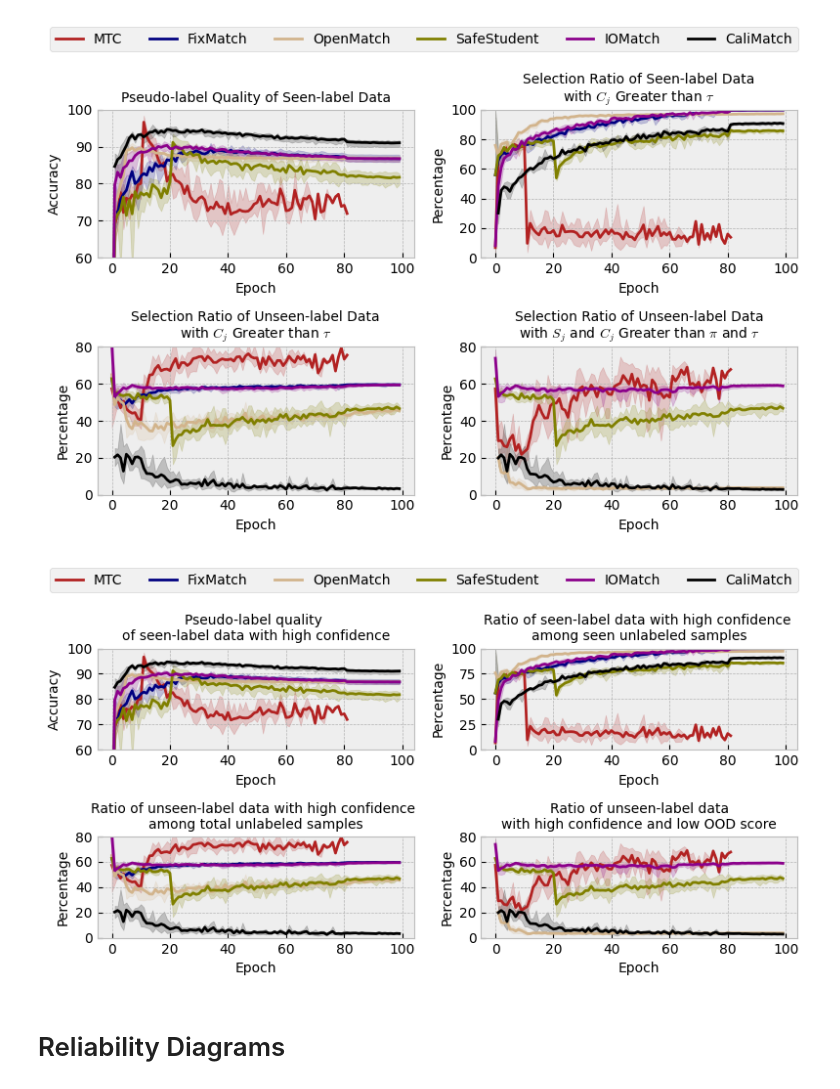
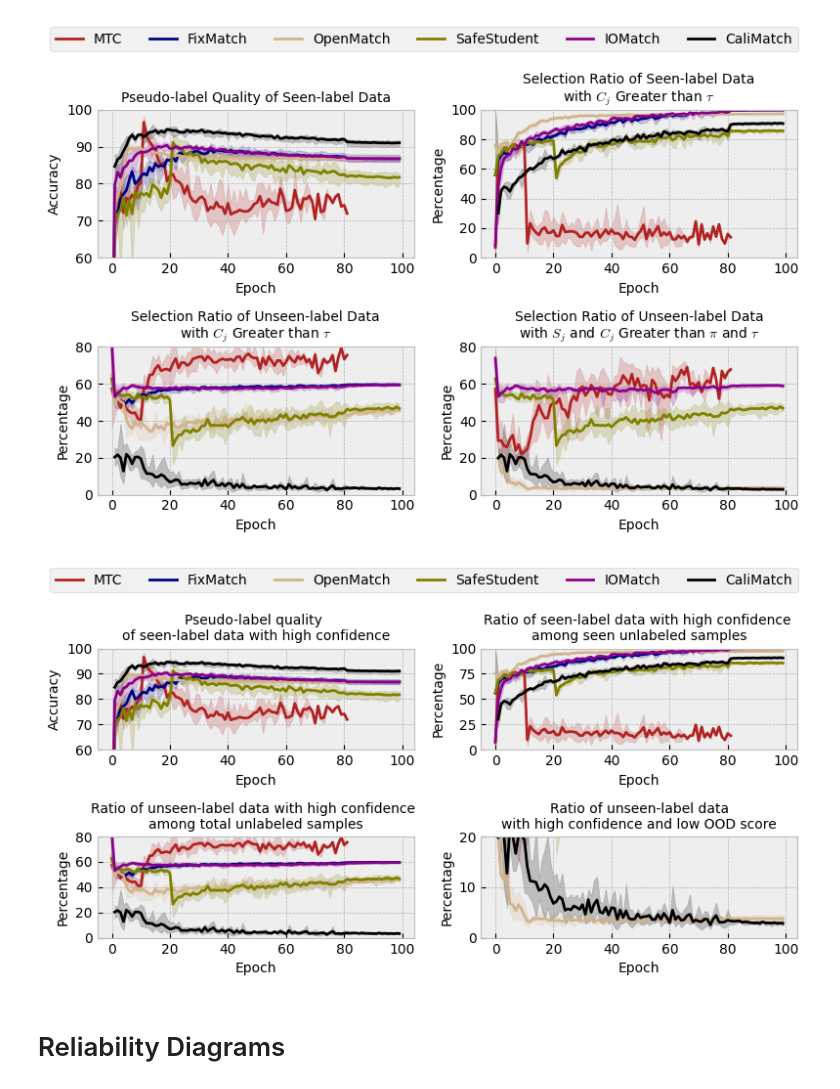
Before and after one commit to bogus215/SafeSSL-Calibration, a Jupyter notebook: jupyters/figure.ipynb, the cells around one changed output. Cells and saved outputs as stored; diff of their text form; code cells hidden in the pictures.

Commit message:
Plotting Update (final)

```diff
--- a/jupyters/figure.ipynb
+++ b/jupyters/figure.ipynb
@@ -823,36 +823,36 @@ step = result['Step']
 value = result.drop(['Step'],axis=1)
 
 value.columns = [col1+" "+col2 for col1, col2 in zip([col.replace("Grouped runs ","").split("-")[0].replace(") ","").replace("(","") for col in value.columns],[col.split("0.5 and")[1].replace(" over conf 0.95","Ratio") for col in value.columns])]
 value.index = step
 
 for alg in ["MTC", "OpenMatch","SafeStudent", "IOMatch", "CaliMatch"]:
     axes[1,1].plot(value.index,(value[f'{alg}'+" Ratio"])*1e2, label=alg, color=colors[alg])
     axes[1,1].fill_between(value.index,(value[f'{alg}'+" Ratio__MIN"])*1e2,(value[f'{alg}'+" Ratio__MAX"])*1e2,alpha=.2, color=colors[alg])
 
 axes[1,1].set_xlabel("Epoch",size=size)
 axes[1,1].set_ylabel("Percentage",size=size)
 
 if dataset == 'CIFAR10':
-    axes[1,1].set_ylim(0,80)
-    axes[1,1].set_yticks([0,20,40,60,80])
+    axes[1,1].set_ylim(0,20)
+    axes[1,1].set_yticks([0,10,20])
 else:
     axes[1,1].set_ylim(30,75)
     axes[1,1].set_yticks([30,40,50,60,70])
 # axes[1,1].set_title("$|\{x_{j,u} | y_{j,u} \\notin Y \wedge x_{j,u} \in D_u^t\}|/|D_u^t|$",size=size)
 axes[1,1].set_title("Ratio of unseen-label data\nwith high confidence and low OOD score",size=size)
 
 lines, labels = [], []
 
 for ax in fig.axes:
     Line, Label = ax.get_legend_handles_labels()
     lines.extend(Line)
     labels.extend(Label)
 
 fig.legend(lines[:6], labels[:6], ncol=6, loc='lower center', bbox_to_anchor=(.5,1))
 plt.tight_layout()
 plt.show()
 # %% [output]
-[figure, old version]
+[figure, new version]
 # %% [markdown]
 # Reliability Diagrams
 # %%
```
Also changed, not shown: parts of 1 cell of this notebook, 3 other files.
